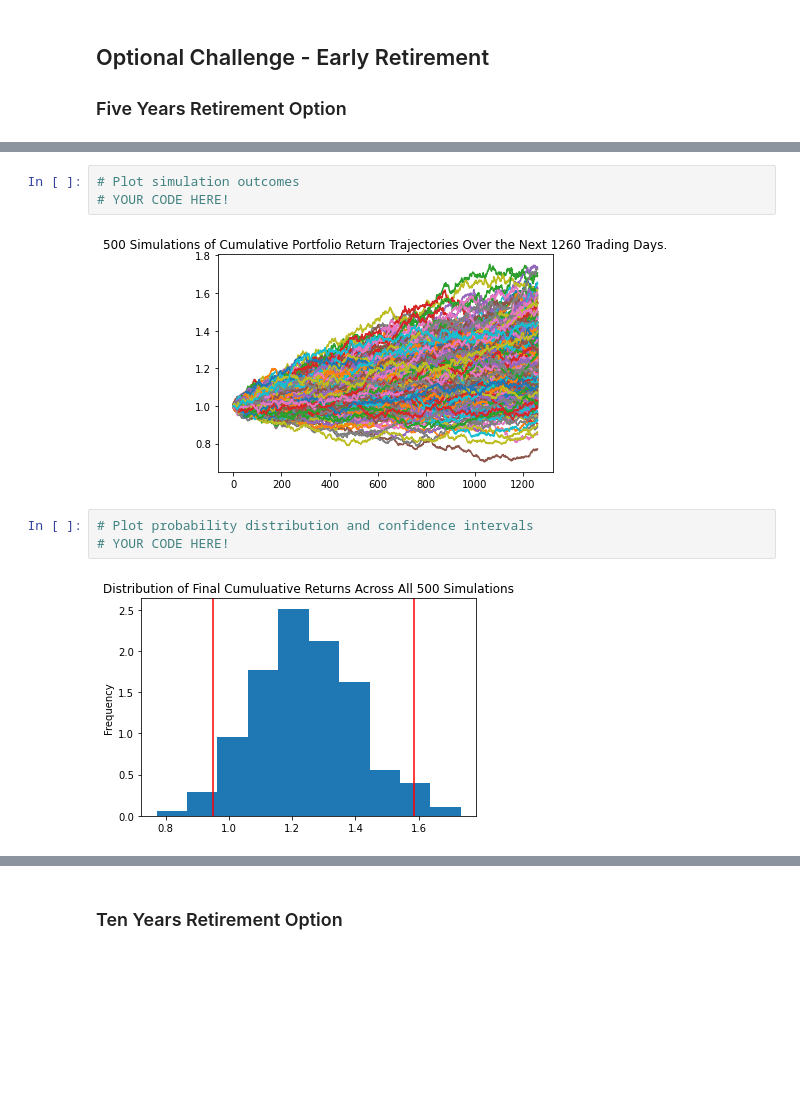
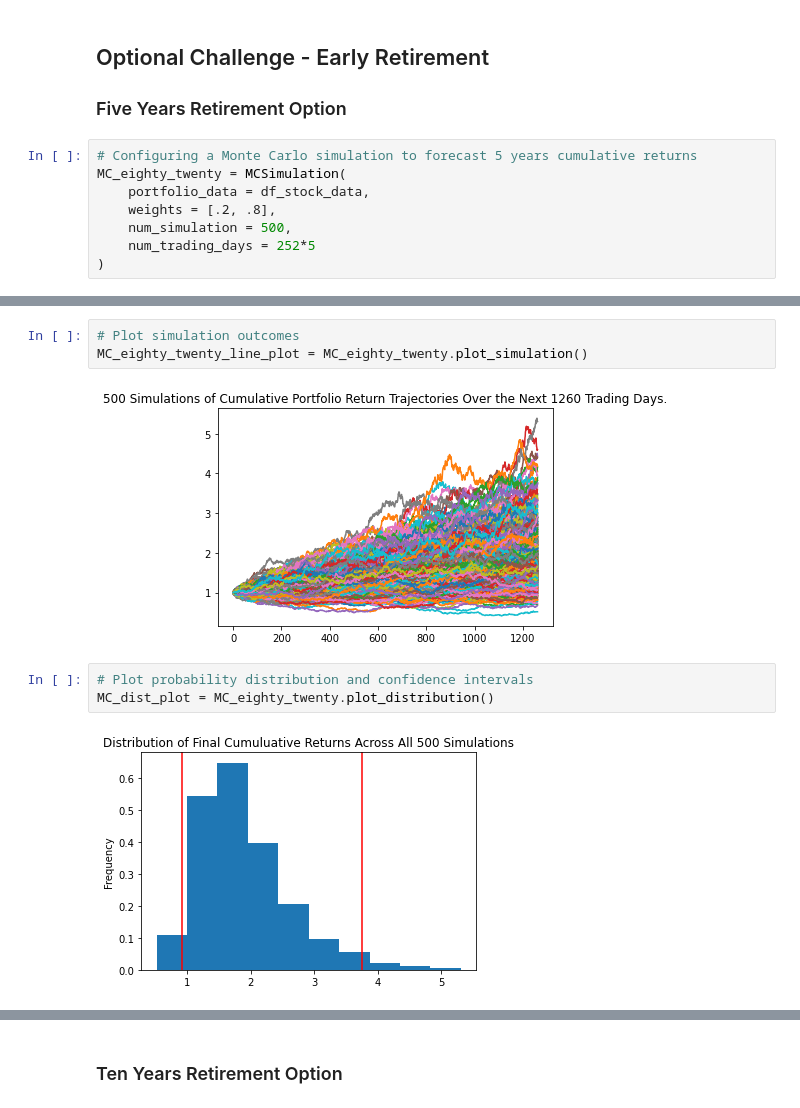
Before and after one commit to MatthewPuttroff/HWUnitFive, a Jupyter notebook: Instructions/Starter_Code/financial-planner.ipynb, the cells around one changed output, grey strips where cells are left out. Saved outputs shown, nothing was run; the diff lists cells and outputs as text; blank space fills up the shorter version.

```diff
--- a/Instructions/Starter_Code/financial-planner.ipynb
+++ b/Instructions/Starter_Code/financial-planner.ipynb
@@ -386,4 +386,12 @@ There is a 95% chance that an initial investment of $30000.0 in the portfolio ov
 
 
 ### Five Years Retirement Option
+# %%
+# Configuring a Monte Carlo simulation to forecast 5 years cumulative returns
+MC_eighty_twenty = MCSimulation(
+    portfolio_data = df_stock_data,
+    weights = [.2, .8],
+    num_simulation = 500,
+    num_trading_days = 252*5
+)
 # %%
@@ -426,12 +431,12 @@ Running Monte Carlo simulation number 490.
 # %%
 # Plot simulation outcomes
-# YOUR CODE HERE!
+MC_eighty_twenty_line_plot = MC_eighty_twenty.plot_simulation()
 # %% [output]
-[figure, old version]
+[figure, new version]
 # %%
 # Plot probability distribution and confidence intervals
-# YOUR CODE HERE!
+MC_dist_plot = MC_eighty_twenty.plot_distribution()
 # %% [output]
-[figure, old version]
+[figure, new version]
 # %%
 # Fetch summary statistics from the Monte Carlo simulation results
```
Also changed, not shown: parts of 5 cells of this notebook.
